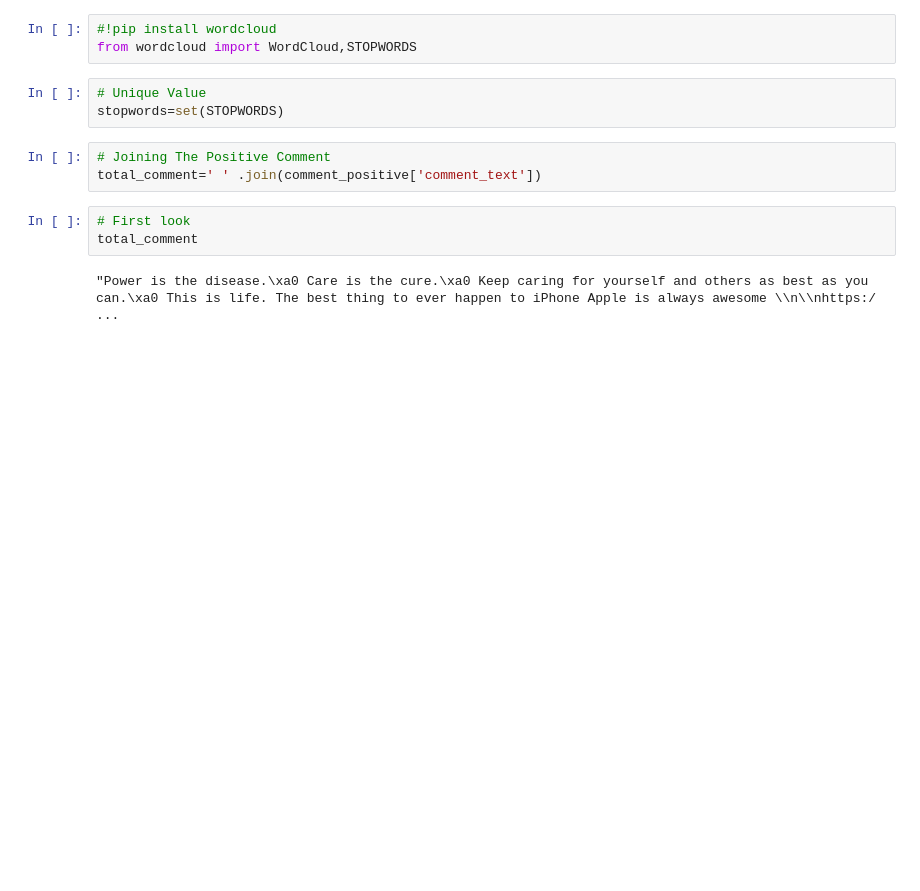
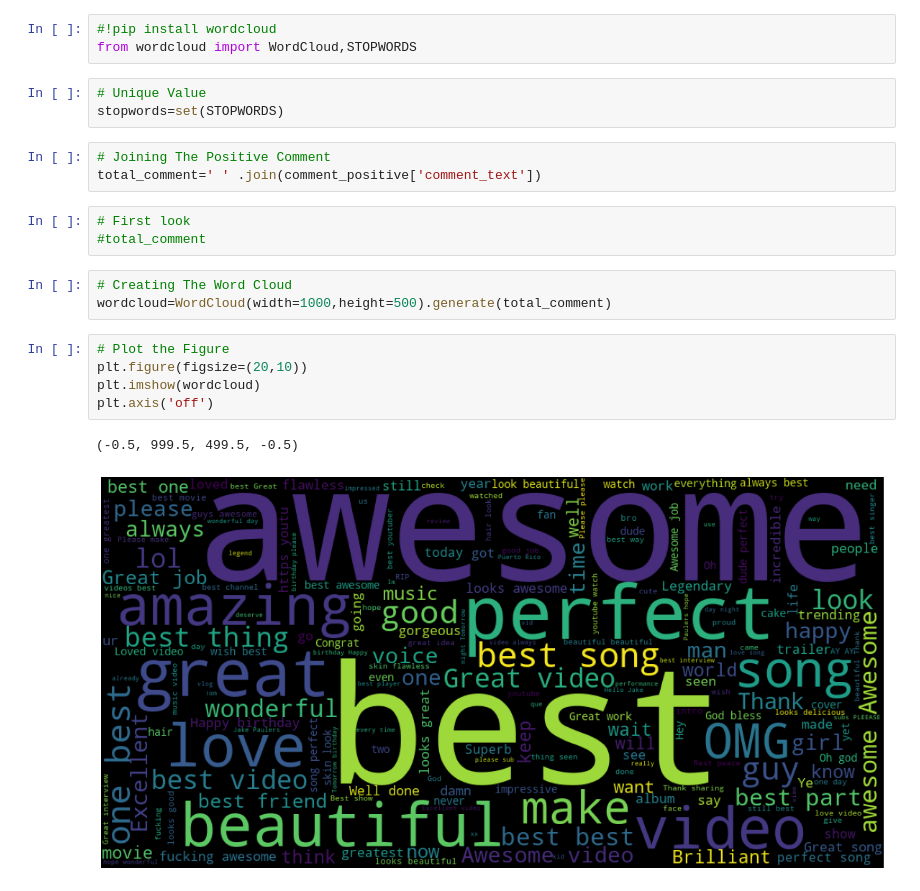
Before and after one commit to AnkitPatel745/Text-Data-Analysis, a Jupyter notebook: Text_Data_Analysis.ipynb, the cells around one changed output. Cells and saved outputs as stored; diff of their text form; blank space fills up the shorter version.

Commit message:
Creating the Positive Comment Figure

```diff
--- a/Text_Data_Analysis.ipynb
+++ b/Text_Data_Analysis.ipynb
@@ -97,6 +97,15 @@ stopwords=set(STOPWORDS)
 total_comment=' ' .join(comment_positive['comment_text'])
 # %%
 # First look
-total_comment
+#total_comment
-# %% [output]
-"Power is the disease.\xa0 Care is the cure.\xa0 Keep caring for yourself and others as best as you can.\xa0 This is life. The best thing to ever happen to iPhone Apple is always awesome \\n\\nhttps:/ ...
+# %%
+# Creating The Word Cloud
+wordcloud=WordCloud(width=1000,height=500).generate(total_comment)
+# %%
+# Plot the Figure
+plt.figure(figsize=(20,10))
+plt.imshow(wordcloud)
+plt.axis('off')
+# %% [output]
+(-0.5, 999.5, 499.5, -0.5)
+[figure, added]
```
